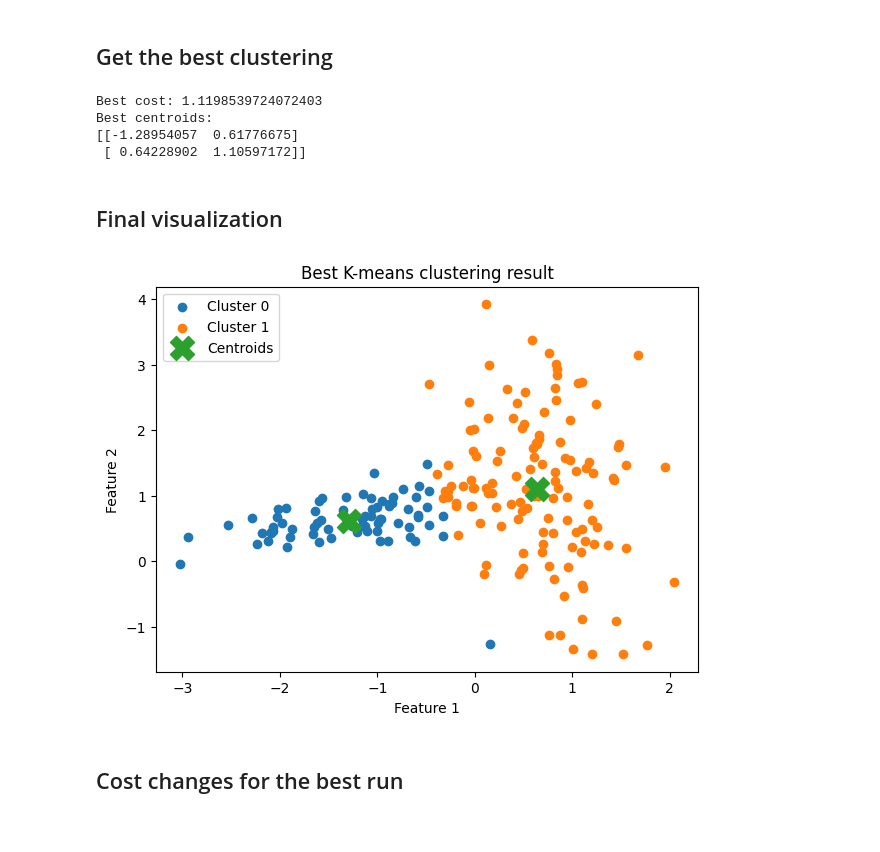
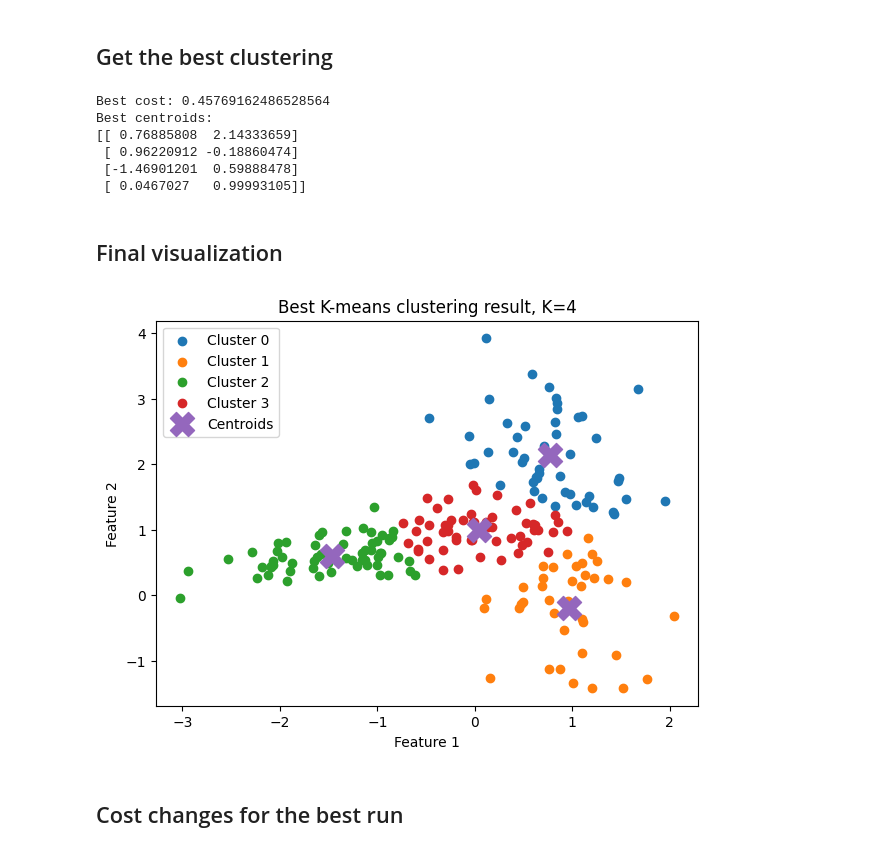
Before and after one commit to Yon1k3/Maksym-SAVCHUK-Camp-2026, a Jupyter notebook: lesson_9_clustering_part_1/lesson_9_clustering_part_1.ipynb, the cells around one changed output. Drawn from its saved outputs; the diff is of its cells as text; code cells hidden in the pictures.

```diff
--- a/lesson_9_clustering_part_1/lesson_9_clustering_part_1.ipynb
+++ b/lesson_9_clustering_part_1/lesson_9_clustering_part_1.ipynb
@@ -194,7 +194,7 @@ np.random.seed(42)
 
 best_centroids, best_cluster_ids, best_cost_history, best_cost = best_kmeans_of_n_runs(
     Xc_2,
-    K=2,
+    K=4,
     n_runs=100
 )
 
@@ -202,37 +202,39 @@ print("Best cost:", best_cost)
 print("Best centroids:")
 print(best_centroids)
 # %% [output]
-Best cost: 1.1198539724072403
+Best cost: 0.45769162486528564
 Best centroids:
-[[-1.28954057  0.61776675]
- [ 0.64228902  1.10597172]]
+[[ 0.76885808  2.14333659]
+ [ 0.96220912 -0.18860474]
+ [-1.46901201  0.59888478]
+ [ 0.0467027   0.99993105]]
 # %% [markdown]
 ## Final visualization
 # %%
 plt.figure(figsize=(7, 5))
 
-for k in range(2):
+for k in range(4):
     plt.scatter(
         Xc_2[best_cluster_ids == k, 0],
         Xc_2[best_cluster_ids == k, 1],
         label=f"Cluster {k}"
     )
 
 plt.scatter(
     best_centroids[:, 0],
     best_centroids[:, 1],
     marker='X',
     s=300,
     label='Centroids'
 )
 
-plt.title("Best K-means clustering result")
+plt.title("Best K-means clustering result, K=4")
 plt.xlabel("Feature 1")
 plt.ylabel("Feature 2")
 plt.legend()
 plt.show()
 # %% [output]
-[figure, old version]
+[figure, new version]
 # %% [markdown]
 ## Cost changes for the best run
 # %%
```
Also changed, not shown: parts of 1 cell of this notebook.
